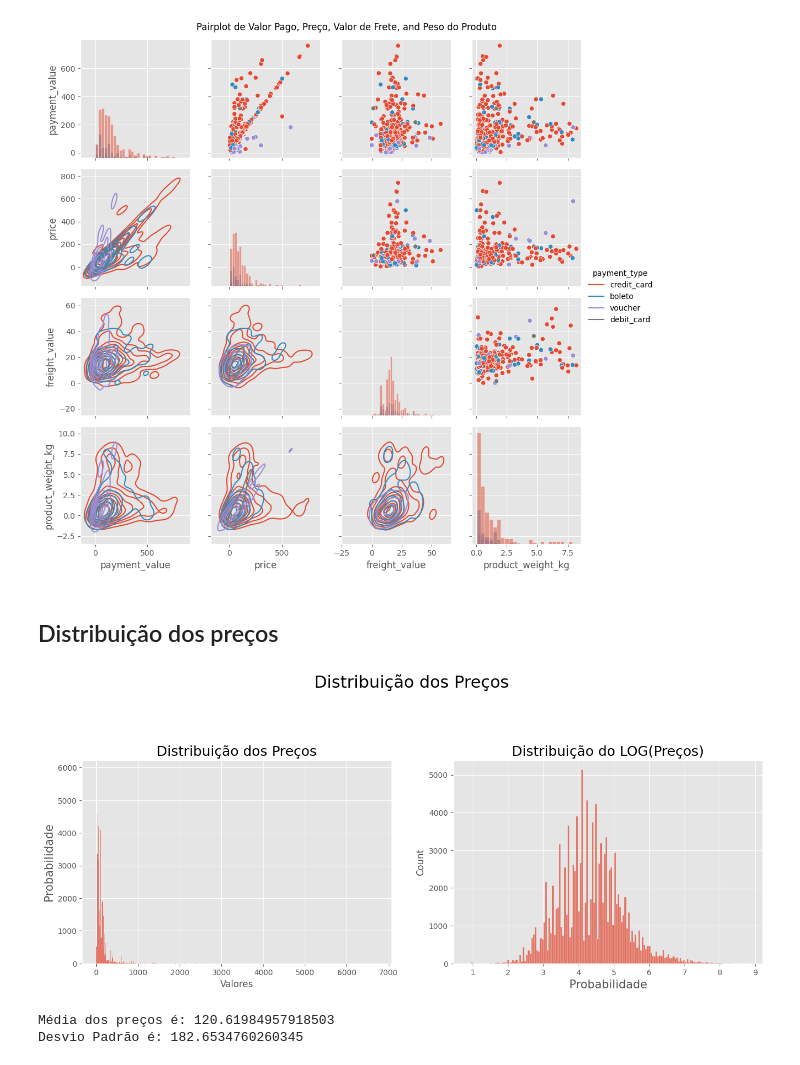
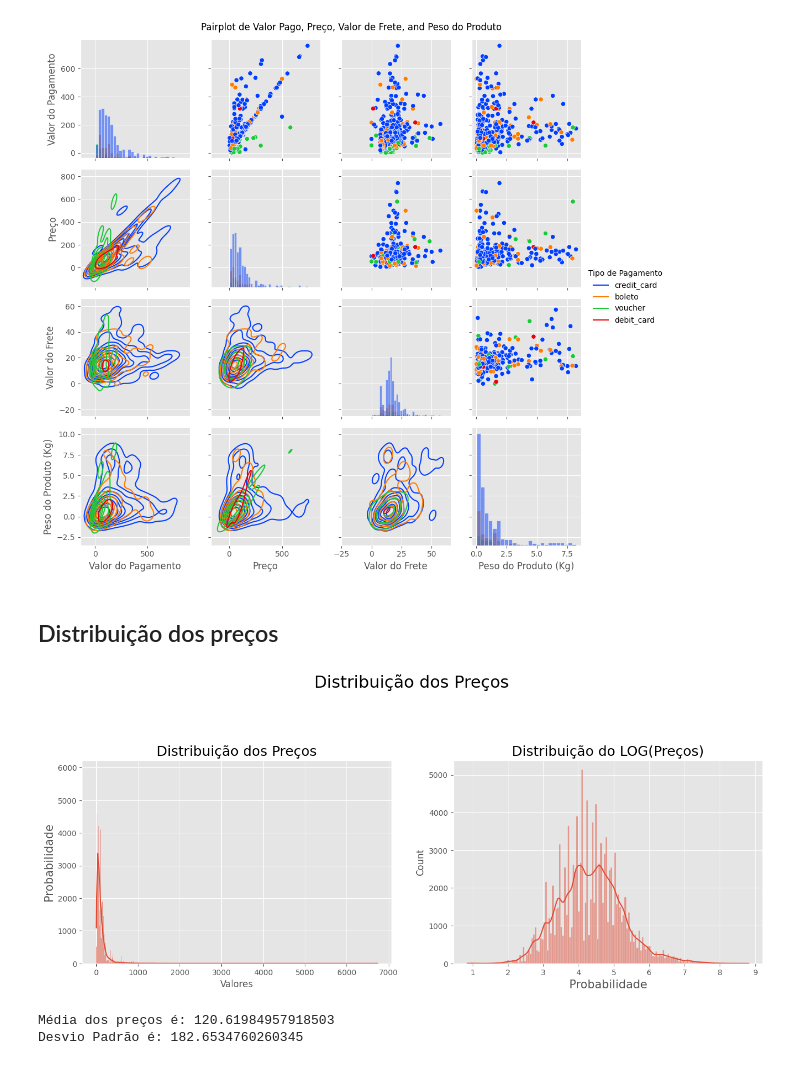
Before and after one commit to wnetohr/Olist-Brazilian-E-Commerce, a Jupyter notebook: notebooks/general_eda.ipynb, the cells around one changed output. Cells and saved outputs as stored; diff of their text form; code cells hidden in the pictures.

```diff
--- a/notebooks/general_eda.ipynb
+++ b/notebooks/general_eda.ipynb
@@ -119,7 +192,7 @@ plt.show()
 df_sample = df.sample(500, random_state=seed)
 # %%
 df_sample['product_weight_g'] = df_sample['product_weight_g'].apply(lambda x: x/1000)
-df_sample = df_sample.rename(columns={'product_weight_g': 'product_weight_kg'})
+df_sample = df_sample.rename(columns={'product_weight_g': 'Peso do Produto (Kg)'})
 # %%
 payment_value_q99 = df_sample['payment_value'].quantile(0.99)
 df_sample = df_sample[df_sample['payment_value'] < payment_value_q99]
@@ -127,19 +200,21 @@ df_sample = df_sample[df_sample['payment_value'] < payment_value_q99]
 freight_value_q99 = df_sample['freight_value'].quantile(0.99)
 df_sample = df_sample[df_sample['freight_value'] < freight_value_q99]
 # %%
-product_weight_q95 = df_sample['product_weight_kg'].quantile(0.95)
-df_sample = df_sample[df_sample['product_weight_kg'] < product_weight_q95]
+product_weight_q95 = df_sample['Peso do Produto (Kg)'].quantile(0.95)
+df_sample = df_sample[df_sample['Peso do Produto (Kg)'] < product_weight_q95]
 # %%
-g = sns.PairGrid(df_sample, hue='payment_type',
-                 vars=['payment_value', 'price', 'freight_value', 'product_weight_kg'])
+df_sample.rename(columns=tools.translations, inplace=True)
+
+g = sns.PairGrid(df_sample, hue='Tipo de Pagamento',
+                 vars=['Valor do Pagamento', 'Preço', 'Valor do Frete', 'Peso do Produto (Kg)'], palette='bright')
 g.map_upper(sns.scatterplot)
 g.map_diag(sns.histplot)
 g.map_lower(sns.kdeplot)
 g.add_legend()
 g.figure.suptitle('Pairplot de Valor Pago, Preço, Valor de Frete, and Peso do Produto', y=1.01)
 plt.show()
 # %% [output]
-[figure, old version]
+[figure, new version]
 # %% [markdown]
 ## Distribuição dos preços
 # %%
@@ -148,13 +223,13 @@ df.fillna({'price': -1}, inplace=True)
 plt.figure(figsize=(16, 12))
 plt.suptitle('Distribuição dos Preços', fontsize=22)
 plt.subplot(221)
-g = sns.histplot(df['price'])
+g = sns.histplot(df['price'], kde=True)
 g.set_title('Distribuição dos Preços', fontsize=18)
 g.set_xlabel('Valores')
 g.set_ylabel('Probabilidade', fontsize=15)
 
 plt.subplot(222)
-g1 = sns.histplot(np.log(df['price']+1.5))
+g1 = sns.histplot(np.log(df['price']+1.5), kde=True)
 g1.set_title("Distribuição do LOG(Preços)", fontsize=18)
 g1.set_xlabel("Valores")
 g1.set_xlabel("Probabilidade", fontsize=15)
@@ -163,7 +238,7 @@ plt.subplots_adjust(hspace=0.4, top=0.85)
 
 plt.show()
 # %% [output]
-[figure, old version]
+[figure, new version]
 # %%
 media_precos = df['price'].mean()
 desvio_padrao_precos = df['price'].std()
```
Also changed, not shown: parts of 19 cells of this notebook, 2 other files.
